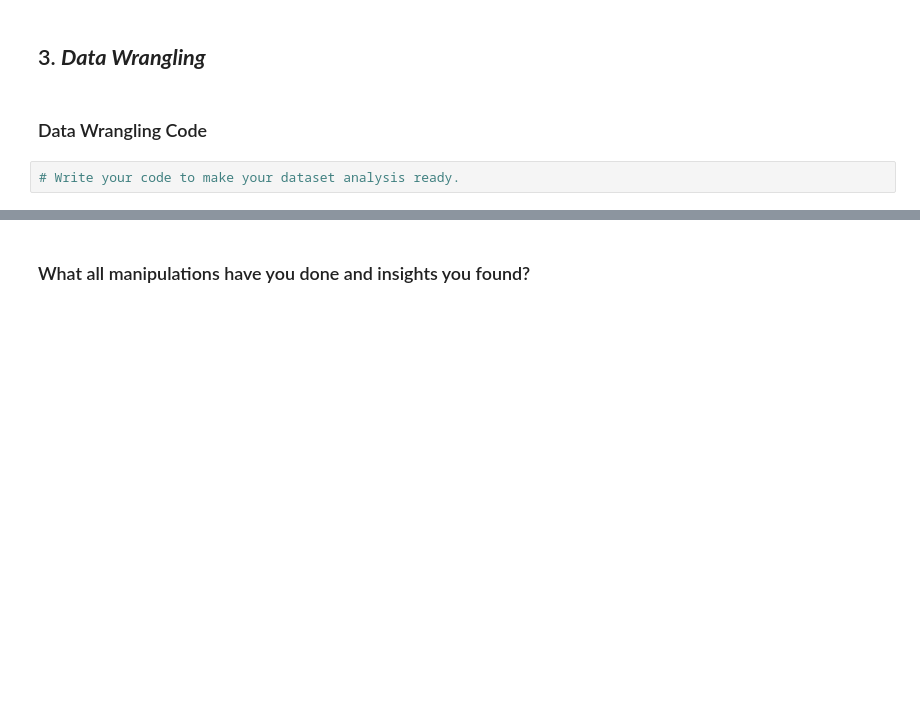
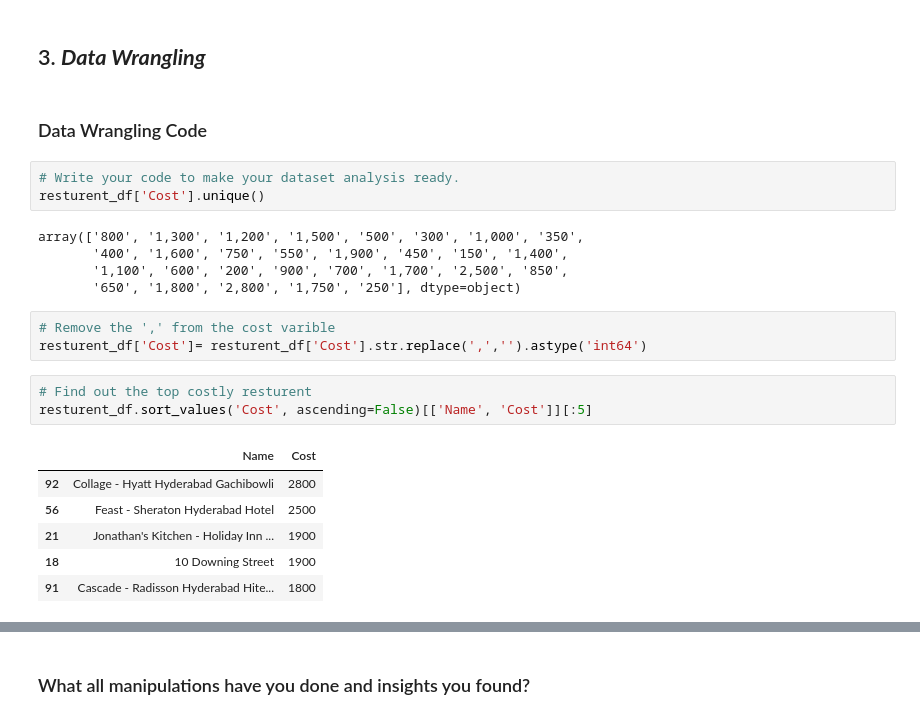
Before and after one commit to Asif-Ansari-bbl/Zomato-Resturent-Clustering-and-Sentiment-Analysis, a Jupyter notebook: Zomato_resturent_Clustering_and_Sentiment_Analysis.ipynb, the cells around one changed output, grey strips where cells are left out. Drawn from its saved outputs; the diff is of its cells as text; blank space fills up the shorter version.

```diff
--- a/Zomato_resturent_Clustering_and_Sentiment_Analysis.ipynb
+++ b/Zomato_resturent_Clustering_and_Sentiment_Analysis.ipynb
@@ -300,3 +351,22 @@ dtype: int64
 ### Data Wrangling Code
 # %%
 # Write your code to make your dataset analysis ready.
+resturent_df['Cost'].unique()
+# %% [output]
+array(['800', '1,300', '1,200', '1,500', '500', '300', '1,000', '350',
+       '400', '1,600', '750', '550', '1,900', '450', '150', '1,400',
+       '1,100', '600', '200', '900', '700', '1,700', '2,500', '850',
+       '650', '1,800', '2,800', '1,750', '250'], dtype=object)
+# %%
+# Remove the ',' from the cost varible
+resturent_df['Cost']= resturent_df['Cost'].str.replace(',','').astype('int64')
+# %%
+# Find out the top costly resturent
+resturent_df.sort_values('Cost', ascending=False)[['Name', 'Cost']][:5]
+# %% [output]
+|  | Name | Cost |
+| 92 | Collage - Hyatt Hyderabad Gachibowli | 2800 |
+| 56 | Feast - Sheraton Hyderabad Hotel | 2500 |
+| 21 | Jonathan's Kitchen - Holiday Inn ... | 1900 |
+| 18 | 10 Downing Street | 1900 |
+| 91 | Cascade - Radisson Hyderabad Hite... | 1800 |
```
Also changed, not shown: parts of 4 cells of this notebook.
